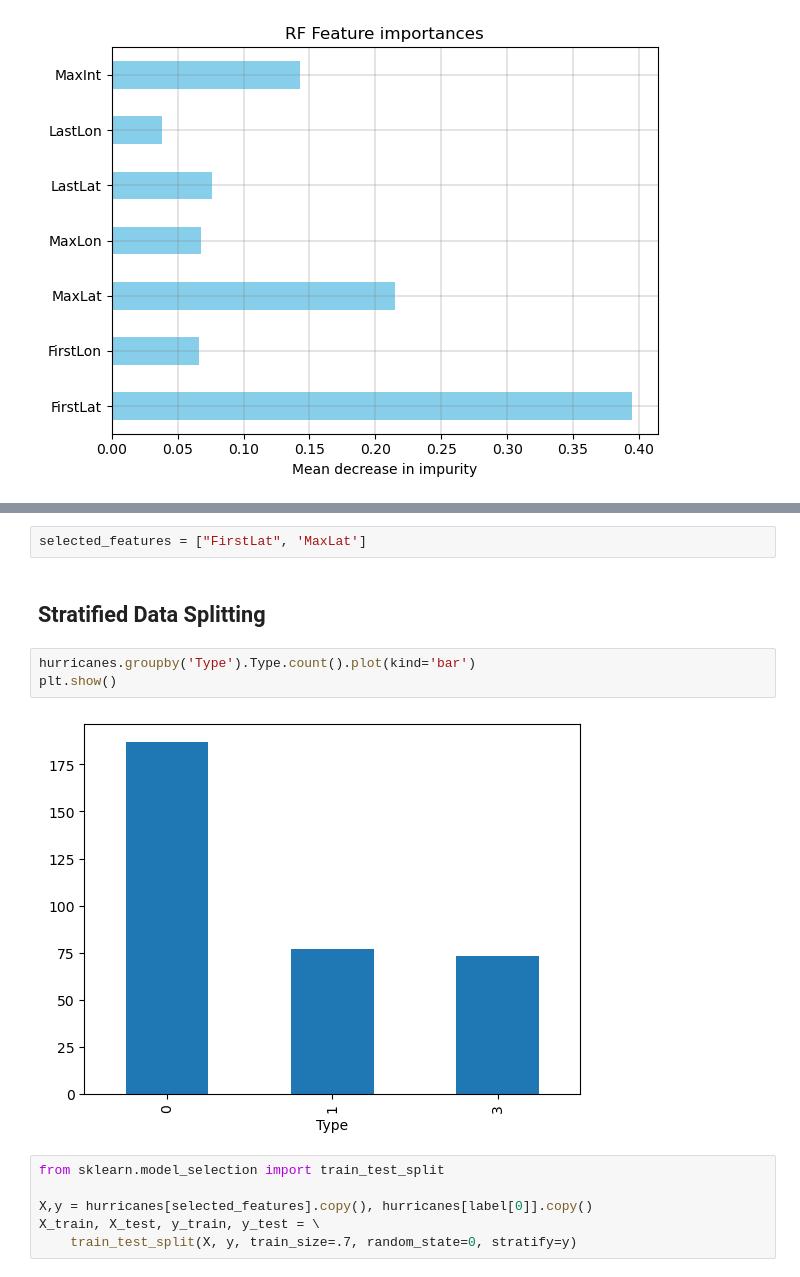
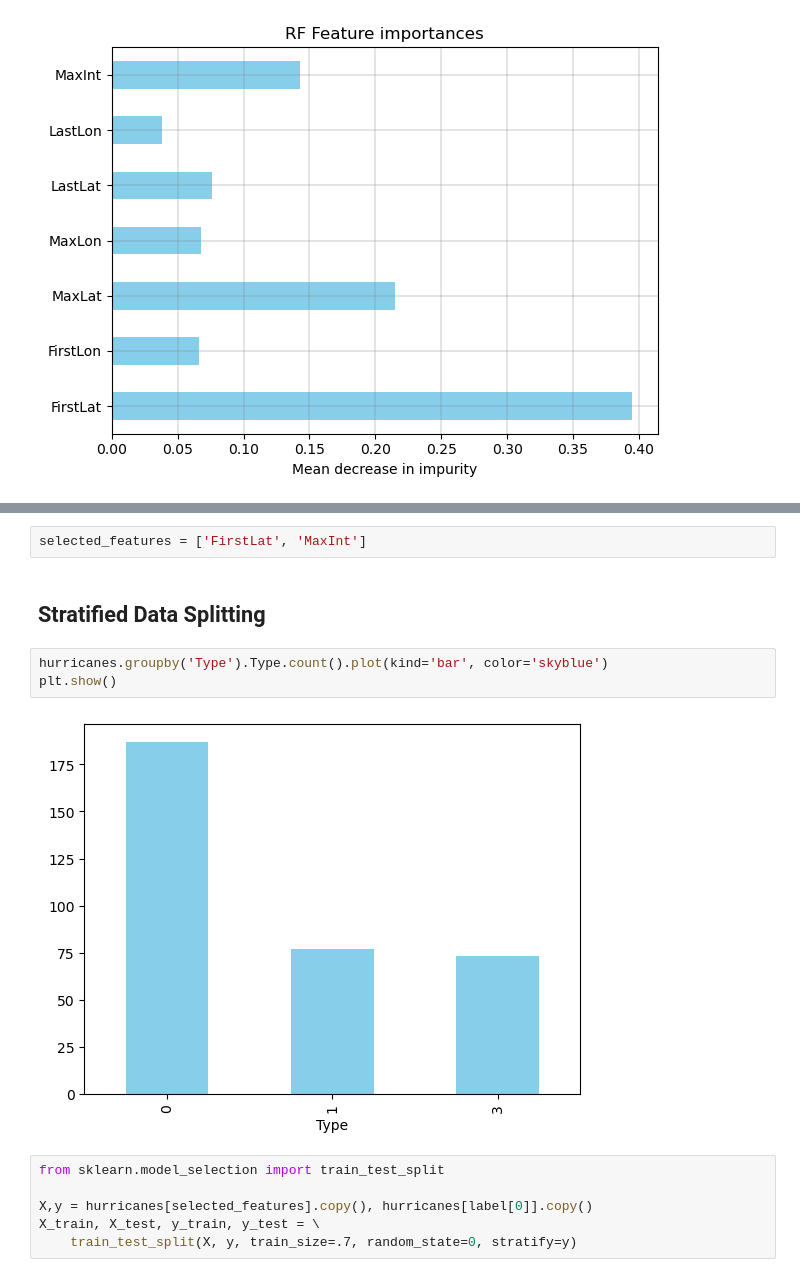
Before and after one commit to jeepchinnawat/edumat-book, a Jupyter notebook: book/hurricanes.ipynb, the cells around one changed output, grey strips where cells are left out. Saved outputs shown, nothing was run; the diff lists cells and outputs as text.

Commit message:
penguins: doc
hurricanes: update

```diff
--- a/book/hurricanes.ipynb
+++ b/book/hurricanes.ipynb
@@ -132,12 +164,12 @@ plt.show()
 # %%
-selected_features = ["FirstLat", 'MaxLat']
+selected_features = ['FirstLat', 'MaxInt']
 # %% [markdown]
 ## Stratified Data Splitting
 # %%
-hurricanes.groupby('Type').Type.count().plot(kind='bar')
+hurricanes.groupby('Type').Type.count().plot(kind='bar', color='skyblue')
 plt.show()
 # %% [output]
-[figure, old version]
+[figure, new version]
 # %%
 from sklearn.model_selection import train_test_split
 
```
Also changed, not shown: parts of 13 cells of this notebook, 3 other files.
